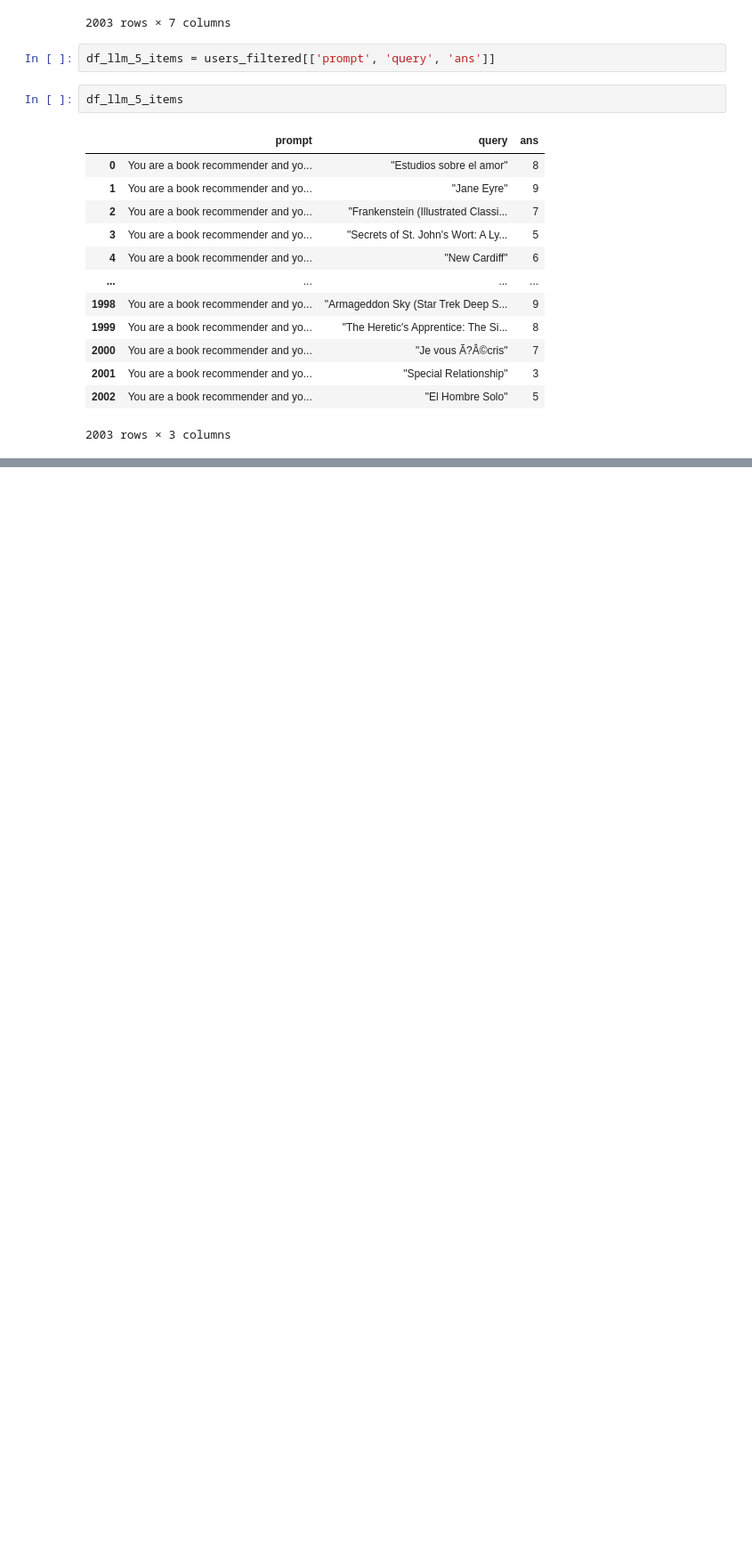
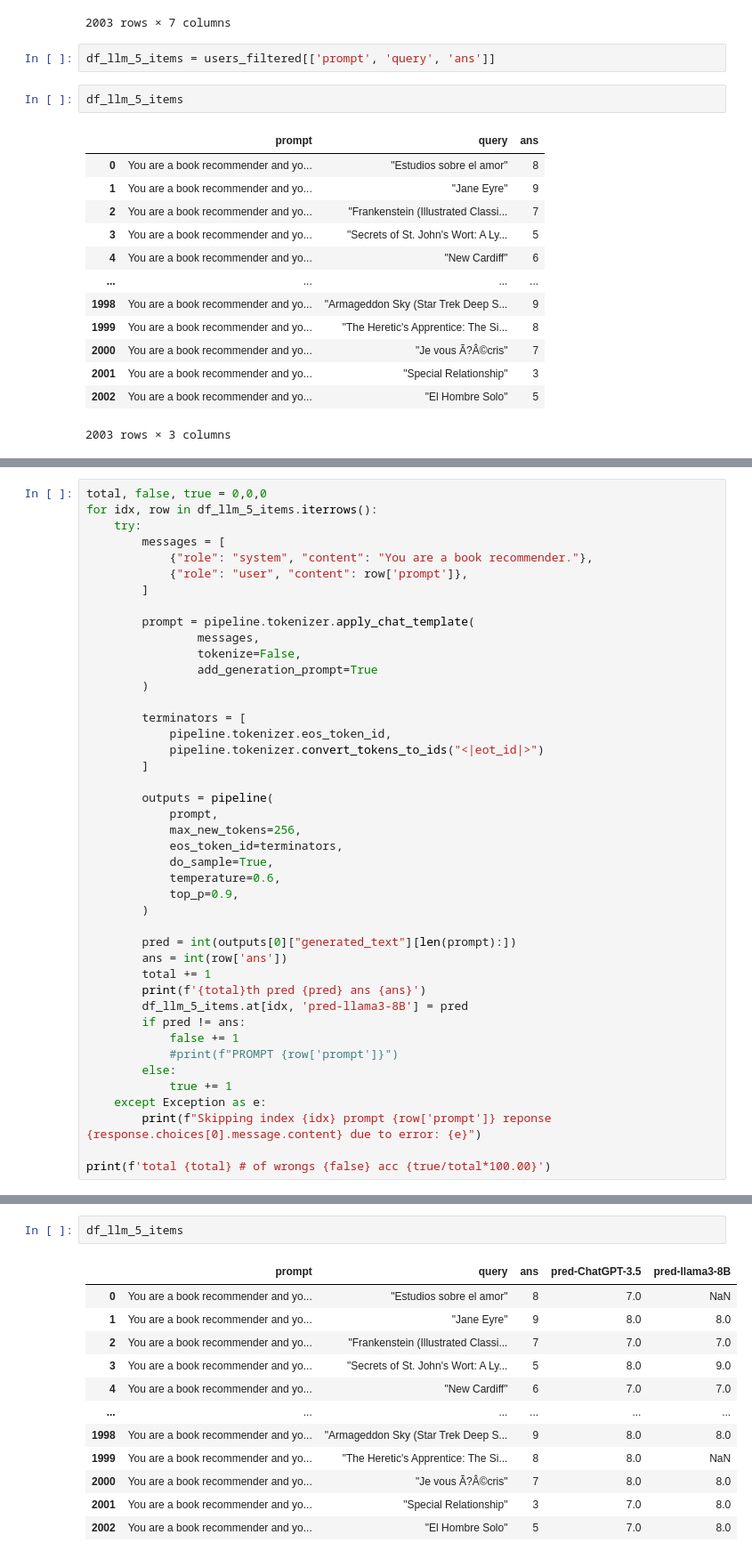
Before and after one commit to simonliu0226/LLM_RecSys, a Jupyter notebook: notebooks/llm-test-wo-finetune.ipynb, the cells around one changed output, grey strips where cells are left out. Shown at 89% size. Cells and saved outputs as stored; diff of their text form; blank space fills up the shorter version.

Commit message:
Add llama3-8B w/o finetune

```diff
--- a/notebooks/llm-test-wo-finetune.ipynb
+++ b/notebooks/llm-test-wo-finetune.ipynb
@@ -225,0 +241,43 @@ PROMPT You are a book recommender and your job is to predict a user's rating (ra
+# %%
+total, false, true = 0,0,0
+for idx, row in df_llm_5_items.iterrows():
+    try:
+        messages = [
+            {"role": "system", "content": "You are a book recommender."},
+            {"role": "user", "content": row['prompt']},
+        ]
+
+        prompt = pipeline.tokenizer.apply_chat_template(
+                messages,
+                tokenize=False,
+                add_generation_prompt=True
+        )
+
+        terminators = [
+            pipeline.tokenizer.eos_token_id,
+            pipeline.tokenizer.convert_tokens_to_ids("<|eot_id|>")
+        ]
+
+        outputs = pipeline(
+            prompt,
+            max_new_tokens=256,
+            eos_token_id=terminators,
+            do_sample=True,
+            temperature=0.6,
+            top_p=0.9,
+        )
+
+        pred = int(outputs[0]["generated_text"][len(prompt):])
+        ans = int(row['ans'])
+        total += 1
+        print(f'{total}th pred {pred} ans {ans}')
+        df_llm_5_items.at[idx, 'pred-llama3-8B'] = pred
+        if pred != ans:
+            false += 1
+            #print(f"PROMPT {row['prompt']}")
+        else:
+            true += 1
+    except Exception as e:
+        print(f"Skipping index {idx} prompt {row['prompt']} reponse {response.choices[0].message.content} due to error: {e}")
+
+print(f'total {total} # of wrongs {false} acc {true/total*100.00}')
@@ -225,0 +374,15 @@ PROMPT You are a book recommender and your job is to predict a user's rating (ra
+# %%
+df_llm_5_items
+# %% [output]
+|  | prompt | query | ans | pred-ChatGPT-3.5 | pred-llama3-8B |
+| 0 | You are a book recommender and yo... | "Estudios sobre el amor" | 8 | 7.0 | NaN |
+| 1 | You are a book recommender and yo... | "Jane Eyre" | 9 | 8.0 | 8.0 |
+| 2 | You are a book recommender and yo... | "Frankenstein (Illustrated Classi... | 7 | 7.0 | 7.0 |
+| 3 | You are a book recommender and yo... | "Secrets of St. John's Wort: A Ly... | 5 | 8.0 | 9.0 |
+| 4 | You are a book recommender and yo... | "New Cardiff" | 6 | 7.0 | 7.0 |
+| ... | ... | ... | ... | ... | ... |
+| 1998 | You are a book recommender and yo... | "Armageddon Sky (Star Trek Deep S... | 9 | 8.0 | 8.0 |
+| 1999 | You are a book recommender and yo... | "The Heretic's Apprentice: The Si... | 8 | 8.0 | NaN |
+| 2000 | You are a book recommender and yo... | "Je vous Ã?Â©cris" | 7 | 8.0 | 8.0 |
+| 2001 | You are a book recommender and yo... | "Special Relationship" | 3 | 7.0 | 8.0 |
+| 2002 | You are a book recommender and yo... | "El Hombre Solo" | 5 | 7.0 | 8.0 |
```
Also changed, not shown: parts of 17 cells of this notebook.
